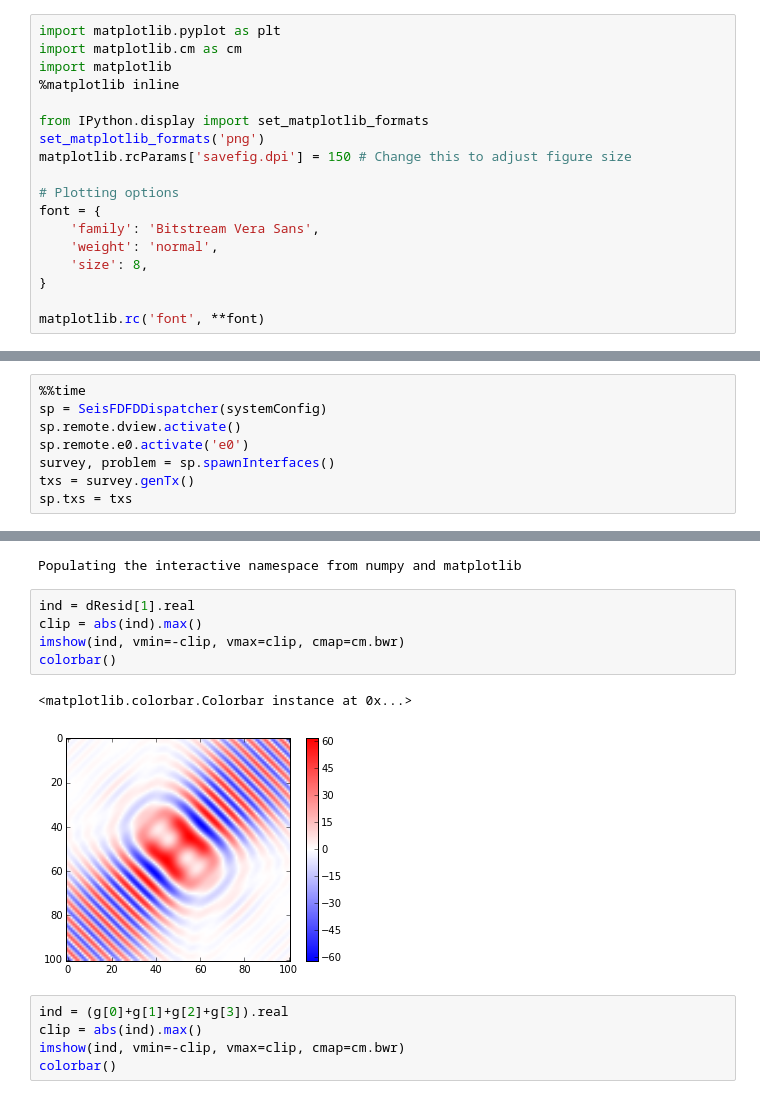
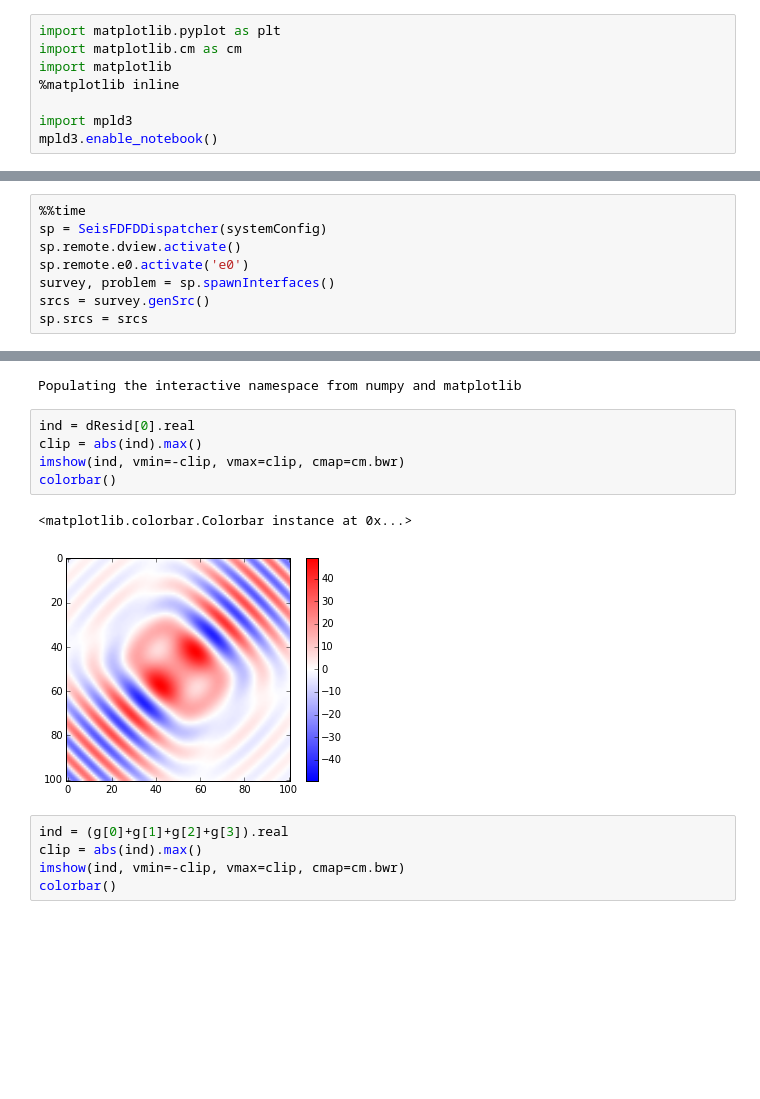
Before and after one commit to uwoseis/zephyr, a Jupyter notebook: Demo 3 - Remote parallel inversion [distributed].ipynb, the cells around one changed output, grey strips where cells are left out. Drawn from its saved outputs; the diff is of its cells as text; blank space fills up the shorter version.

```diff
--- a/Demo 3 - Remote parallel inversion [distributed].ipynb
+++ b/Demo 3 - Remote parallel inversion [distributed].ipynb
@@ -18,18 +18,8 @@ import matplotlib.cm as cm
 import matplotlib
 %matplotlib inline
 
-from IPython.display import set_matplotlib_formats
-set_matplotlib_formats('png')
-matplotlib.rcParams['savefig.dpi'] = 150 # Change this to adjust figure size
-
-# Plotting options
-font = {
-    'family': 'Bitstream Vera Sans',
-    'weight': 'normal',
-    'size': 8,
-}
-
-matplotlib.rc('font', **font)
+import mpld3
+mpld3.enable_notebook()
 # %%
 lclip = 2000
 hclip = 3000
@@ -126,6 +116,6 @@ sp = SeisFDFDDispatcher(systemConfig)
 sp.remote.dview.activate()
 sp.remote.e0.activate('e0')
 survey, problem = sp.spawnInterfaces()
-txs = survey.genTx()
-sp.txs = txs
+srcs = survey.genSrc()
+sp.srcs = srcs
 # %% [output]
@@ -163,13 +161,13 @@ Wall time: 34.1 s
 # %% [output]
 Populating the interactive namespace from numpy and matplotlib
 # %%
-ind = dResid[1].real
+ind = dResid[0].real
 clip = abs(ind).max()
 imshow(ind, vmin=-clip, vmax=clip, cmap=cm.bwr)
 colorbar()
 # %% [output]
 <matplotlib.colorbar.Colorbar instance at 0x...>
-[figure, old version]
+[figure, new version]
 # %%
 ind = (g[0]+g[1]+g[2]+g[3]).real
 clip = abs(ind).max()
```
Also changed, not shown: parts of 10 cells of this notebook.
